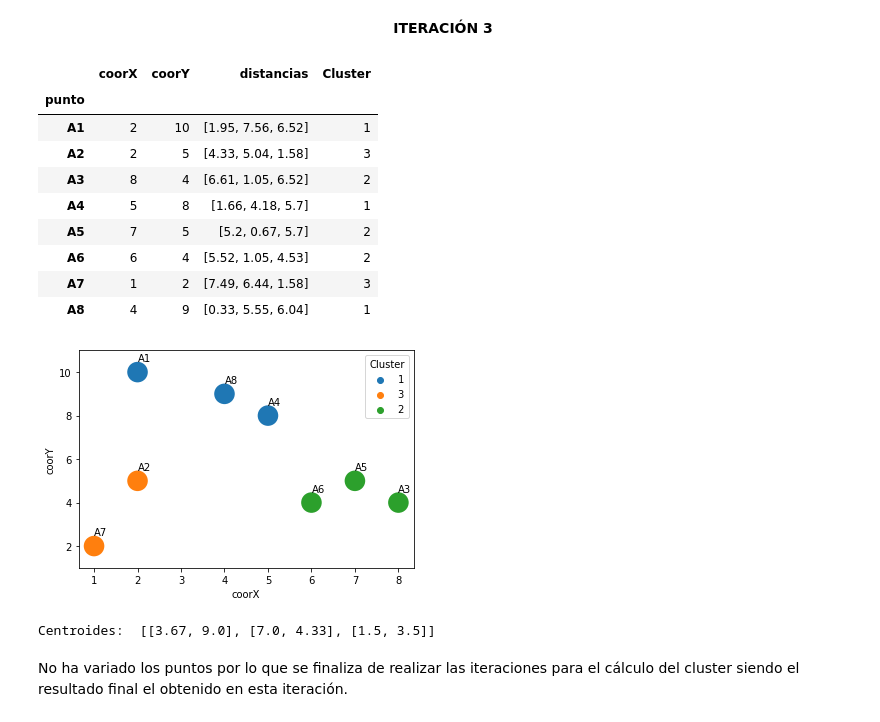
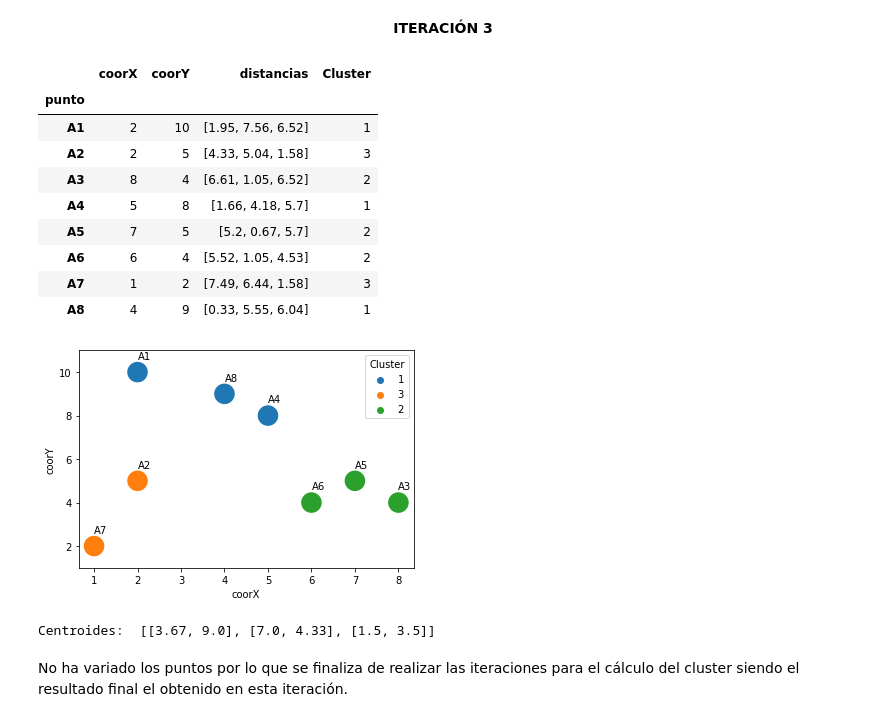
Before and after one commit to Vic-silo/Master_EIP, a Jupyter notebook: 10_Fundamentos_IA/5_Clustering/VictorSimoLozano_A5_FIA.ipynb, the cells around one changed output. Drawn from its saved outputs; the diff is of its cells as text; code cells hidden in the pictures.

```diff
--- a/10_Fundamentos_IA/5_Clustering/VictorSimoLozano_A5_FIA.ipynb
+++ b/10_Fundamentos_IA/5_Clustering/VictorSimoLozano_A5_FIA.ipynb
@@ -48,7 +48,7 @@ coords.plot.scatter(x='coorX', y='coorY', s=500)
 
 # Asignación del label del punto 0.2 puntos por encima de la coordenada y
 for i, txt in enumerate(coords.index):
-    plt.annotate(txt, (coords['coorX'].iat[i], coords['coorY'].iat[i]+0.5))
+    plt.annotate(txt, (coords['coorX'].iat[i], coords['coorY'].iat[i]+0.6))
 
 plt.ylim(1,11)
 plt.show()
@@ -112,7 +112,7 @@ sns.scatterplot(data=coords, x="coorX", y="coorY", hue="Cluster", s=500)
 
 # Asignación del label del punto 0.2 puntos por encima de la coordenada y
 for i, txt in enumerate(coords.index):
-    plt.annotate(txt, (coords['coorX'].iat[i], coords['coorY'].iat[i]+0.5))
+    plt.annotate(txt, (coords['coorX'].iat[i], coords['coorY'].iat[i]+0.6))
 
 plt.ylim(1,11)
 plt.show()
@@ -173,7 +173,7 @@ sns.scatterplot(data=coords, x="coorX", y="coorY", hue="Cluster", s=500)
 
 # Asignación del label del punto 0.2 puntos por encima de la coordenada y
 for i, txt in enumerate(coords.index):
-    plt.annotate(txt, (coords['coorX'].iat[i], coords['coorY'].iat[i]+0.5))
+    plt.annotate(txt, (coords['coorX'].iat[i], coords['coorY'].iat[i]+0.6))
 
 plt.ylim(1,11)
 plt.show()
@@ -214,7 +214,7 @@ sns.scatterplot(data=coords, x="coorX", y="coorY", hue="Cluster", s=500)
 
 # Asignación del label del punto 0.2 puntos por encima de la coordenada y
 for i, txt in enumerate(coords.index):
-    plt.annotate(txt, (coords['coorX'].iat[i], coords['coorY'].iat[i]+0.5))
+    plt.annotate(txt, (coords['coorX'].iat[i], coords['coorY'].iat[i]+0.6))
 
 plt.ylim(1,11)
 plt.show()
@@ -244,35 +244,35 @@ centroides=recalc_centroide(coords)
 distancias=[dist_euclidea([coords['coorX'].iat[x], coords.iloc[x]['coorY']], centroides)
             for x, val in enumerate(coords.index)]
 coords['distancias']=distancias
 
 # Paso 3: Asignar cluster por minima distancia
 coords['Cluster']=agrupamiento(coords['distancias'])
 
 display(coords)
 
 # Creacion de Scatter
 # ax = coords.plot.scatter(x='coorX', y='coorY')
 sns.scatterplot(data=coords, x="coorX", y="coorY", hue="Cluster", s=500)
 
 # Asignación del label del punto 0.2 puntos por encima de la coordenada y
 for i, txt in enumerate(coords.index):
-    plt.annotate(txt, (coords['coorX'].iat[i], coords['coorY'].iat[i]+0.5))
+    plt.annotate(txt, (coords['coorX'].iat[i], coords['coorY'].iat[i]+0.6))
 
 plt.ylim(1,11)
 plt.show()
 print('Centroides: ', centroides)
 # %% [output]
 |  | coorX | coorY | distancias | Cluster |
 | punto |  |  |  |  |
 | A1 | 2 | 10 | [1.95, 7.56, 6.52] | 1 |
 | A2 | 2 | 5 | [4.33, 5.04, 1.58] | 3 |
 | A3 | 8 | 4 | [6.61, 1.05, 6.52] | 2 |
 | A4 | 5 | 8 | [1.66, 4.18, 5.7] | 1 |
 | A5 | 7 | 5 | [5.2, 0.67, 5.7] | 2 |
 | A6 | 6 | 4 | [5.52, 1.05, 4.53] | 2 |
 | A7 | 1 | 2 | [7.49, 6.44, 1.58] | 3 |
 | A8 | 4 | 9 | [0.33, 5.55, 6.04] | 1 |
-[figure, old version]
+[figure, new version]
 Centroides:  [[3.67, 9.0], [7.0, 4.33], [1.5, 3.5]]
 # %% [markdown]
 No ha variado los puntos por lo que se finaliza de realizar las iteraciones para el cálculo del cluster siendo el resultado final el obtenido en esta iteración.
```
Also changed, not shown: parts of 46 cells of this notebook.
